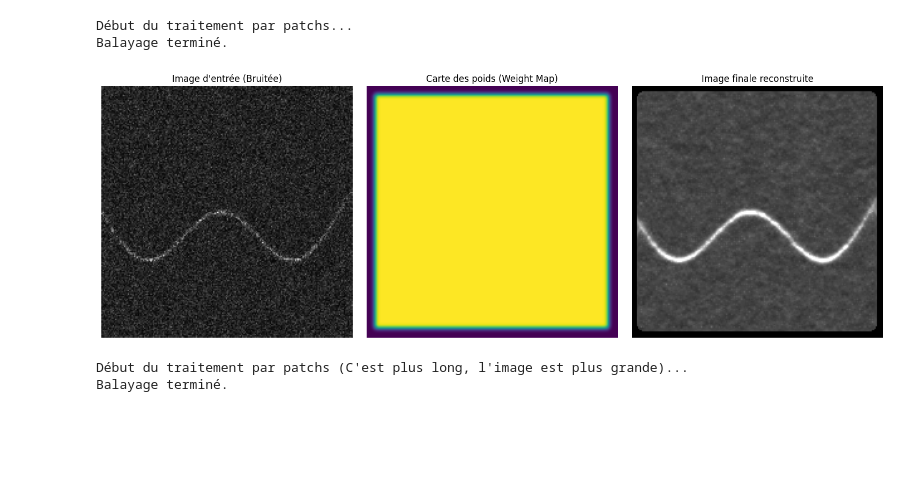
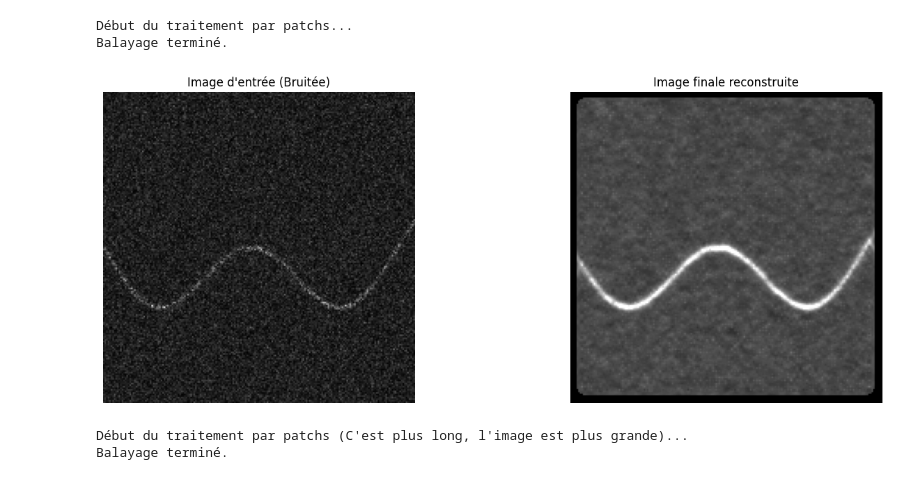
Before and after one commit to Oscosc/Projet-TSAI-2025, a Jupyter notebook: src/test_radon.ipynb, the cells around one changed output. Saved outputs shown, nothing was run; the diff lists cells and outputs as text; code cells hidden in the pictures; blank space fills up the shorter version.

```diff
--- a/src/test_radon.ipynb
+++ b/src/test_radon.ipynb
@@ -108,39 +108,39 @@ print("Balayage terminé.")
 final_image = np.zeros_like(output_image)
 
 # FIX 1 : On ne divise que là où la somme des poids est significative
 # Cela évite de diviser par presque zéro sur les bords extrêmes de l'image
 seuil_poids = 0.1 * np.max(weight_map)
 mask = weight_map > seuil_poids
 
 final_image[mask] = output_image[mask] / weight_map[mask]
 
 # --- Affichage ---
-fig, axes = plt.subplots(1, 3, figsize=(15, 5))
+fig, axes = plt.subplots(1, 2, figsize=(15, 5))
 axes[0].imshow(images_tx[2], cmap='gray')
 axes[0].set_title("Image d'entrée (Bruitée)")
 
-axes[1].imshow(weight_map, cmap='viridis')
-axes[1].set_title("Carte des poids (Weight Map)")
+# axes[1].imshow(weight_map, cmap='viridis')
+# axes[1].set_title("Carte des poids (Weight Map)")
 
 # FIX 2 : On sature le contraste pour ignorer les artefacts restants
 # On demande à Matplotlib de calibrer le blanc sur le 99ème centile (et non sur le pixel max absolu)
 if np.any(mask):
     vmax = np.percentile(final_image[mask], 99.5)
 else:
     vmax = 1
 
-axes[2].imshow(final_image**2, cmap='gray', vmin=0, vmax=vmax**2)
-axes[2].set_title("Image finale reconstruite")
+axes[1].imshow(final_image**2, cmap='gray', vmin=0, vmax=vmax**2)
+axes[1].set_title("Image finale reconstruite")
 
 for ax in axes:
     ax.axis('off')
 
 plt.tight_layout()
 plt.show()
 # %% [output]
 Début du traitement par patchs...
 Balayage terminé.
-[figure, old version]
+[figure, new version]
 # %%
 import numpy as np
 import matplotlib.pyplot as plt
```
Also changed, not shown: parts of 3 cells of this notebook, 1 other file.
